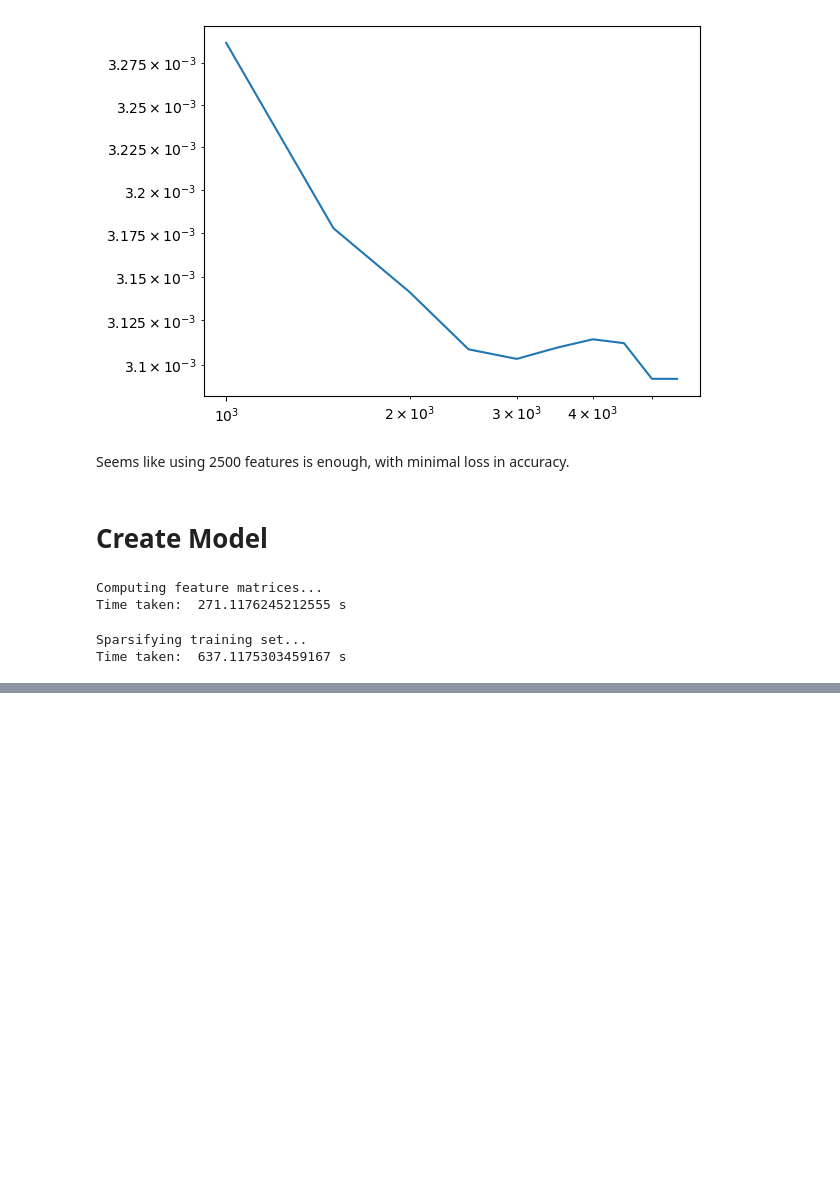
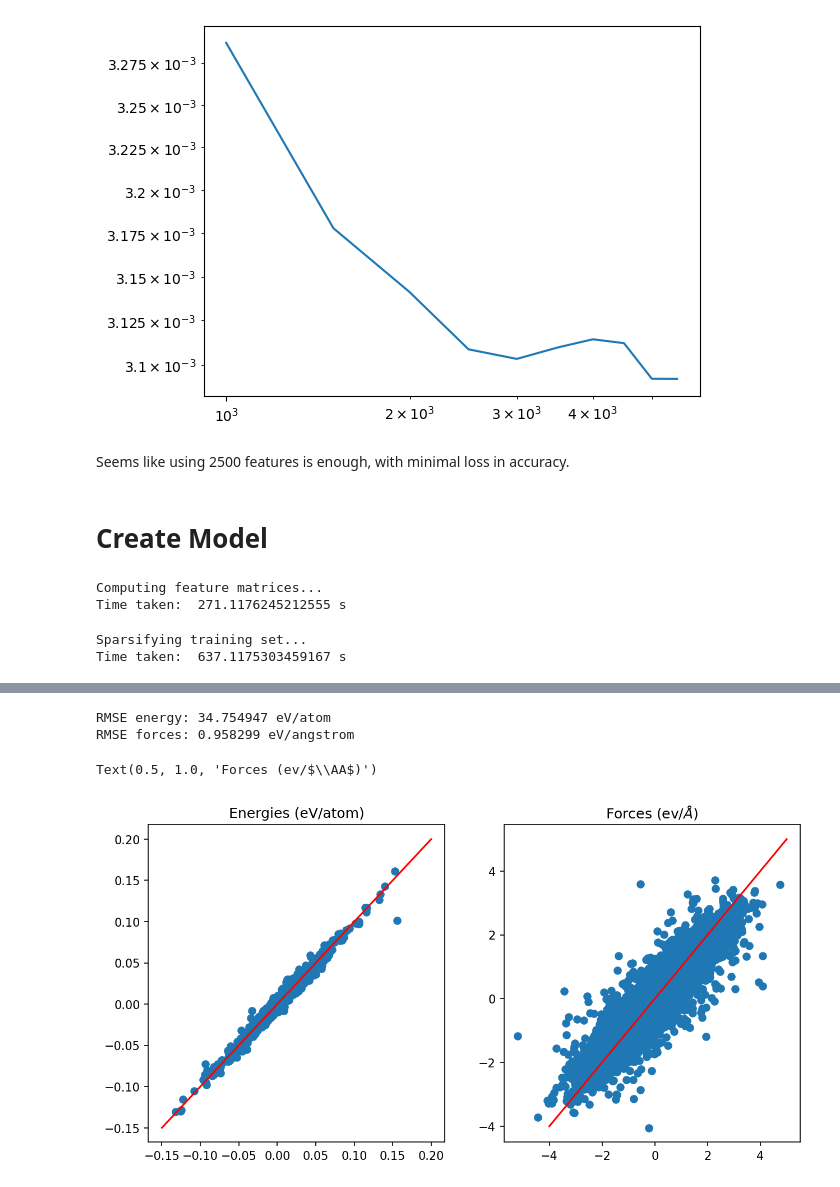
Before and after one commit to victorprincipe/genpot, a Jupyter notebook: delta_general.ipynb, the cells around one changed output, grey strips where cells are left out. Saved outputs shown, nothing was run; the diff lists cells and outputs as text; code cells hidden in the pictures; blank space fills up the shorter version.

```diff
--- a/delta_general.ipynb
+++ b/delta_general.ipynb
@@ -1310,0 +1304,4 @@ for i in range(1000,15000,1000):
+# %%
+npred=500
+y_test_pred = np.load('delta_data/predictions/y_test_pred_15k.npy')
+f_test_pred = np.load('delta_data/predictions/f_test_pred_15k.npy')
@@ -1310,0 +1313,20 @@ for i in range(1000,15000,1000):
+# %%
+print('RMSE energy:', np.round(rmse_energy,6), 'eV/atom')
+print('RMSE forces:', np.round(rmse_forces,6), 'eV/angstrom')
+# %% [output]
+RMSE energy: 34.754947 eV/atom
+RMSE forces: 0.958299 eV/angstrom
+# %%
+#Plot predicted vs. actual energies and forces
+f,p = plt.subplots(1,2, figsize = (10, 5), dpi=150)
+p[0].scatter((y_val[:npred] - mlr.predict(X_val[:npred]))/np.sum(X_val[:npred],axis=1),
+             (y_val_pred[:npred] - mlr.predict(X_val[:npred]))/np.sum(X_val[:npred],axis=1))
+p[0].set_title('Energies (eV/atom)')
+p[0].plot([-0.15,0.2], [-0.15, 0.2], color='red')
+p[0].set()
+p[1].scatter(f_val.flatten(), f_val_pred.flatten())
+p[1].plot([-4,5], [-4, 5], color='red')
+p[1].set_title(r'Forces (ev/$\AA$)')
+# %% [output]
+Text(0.5, 1.0, 'Forces (ev/$\\AA$)')
+[figure, added]
```
Also changed, not shown: parts of 27 cells of this notebook.
